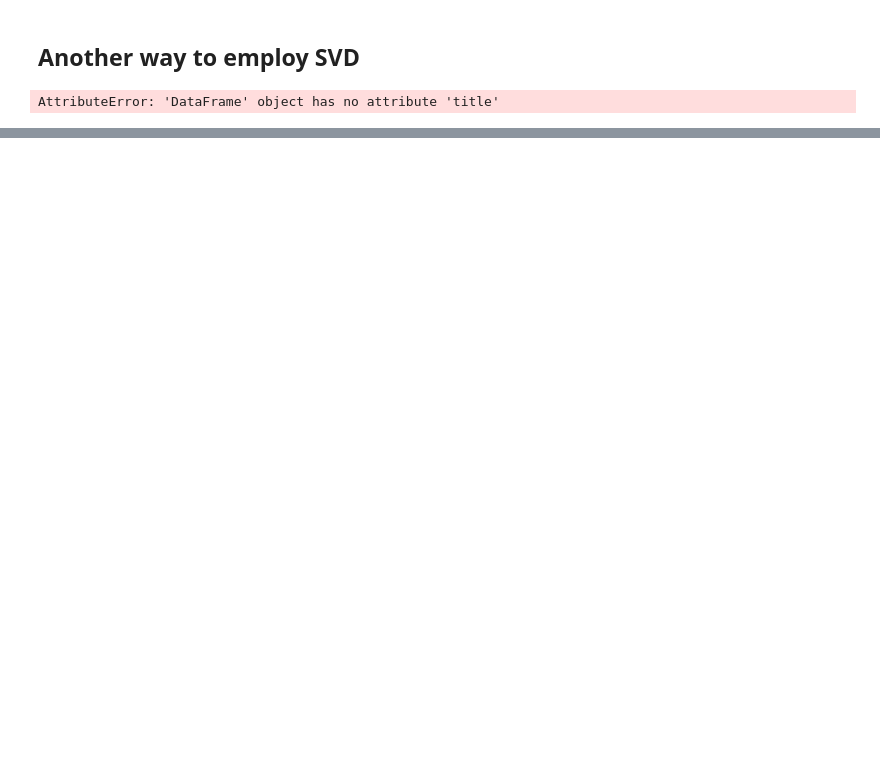
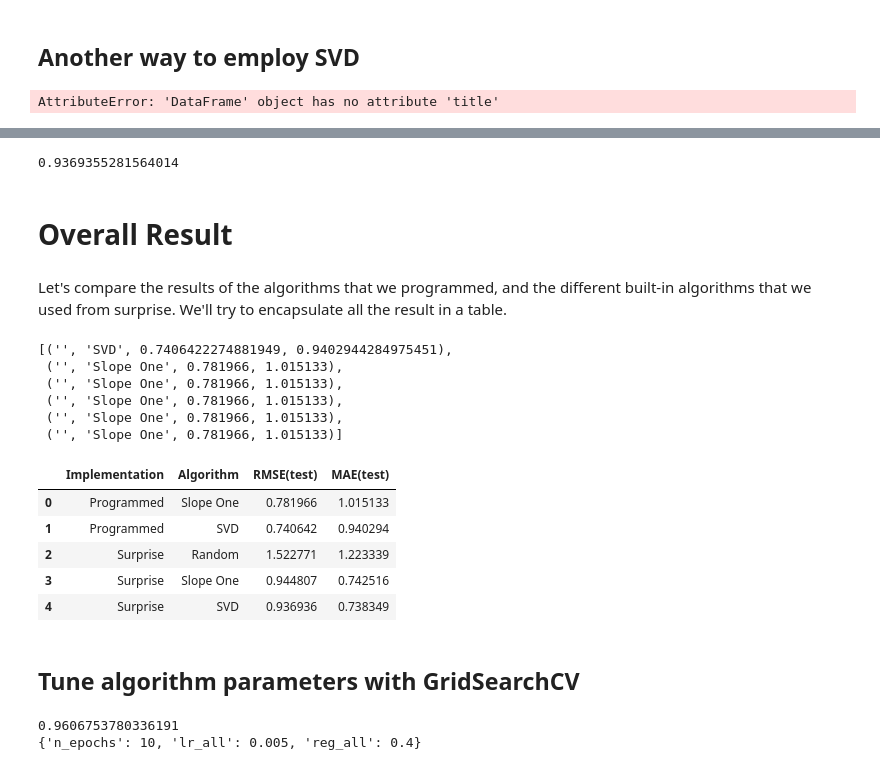
Before and after one commit to Romilchouhan/recommender_system, a Jupyter notebook: rec_systems_project/Recommender_system.ipynb, the cells around one changed output, grey strips where cells are left out. Saved outputs shown, nothing was run; the diff lists cells and outputs as text; code cells hidden in the pictures; blank space fills up the shorter version.

```diff
--- a/rec_systems_project/Recommender_system.ipynb
+++ b/rec_systems_project/Recommender_system.ipynb
@@ -473,3 +479,6 @@ Epoch 20/20; Training: MAE=0.546 RMSE=0.690, Testing: MAE=0.740 RMSE=0.939
+# %%
+val_rmse, val_mae = svd.error(movies_val, users_val, ratings_val)
+val_results = [("", "SVD", val_mae, val_rmse)]
 # %% [markdown]
 ## Another way to employ SVD
 # %%
@@ -509,0 +593,13 @@ AttributeError: 'DataFrame' object has no attribute 'title'
+# %%
+reader = surprise.Reader(rating_scale=(1, 5))
+surprise_data = Dataset.load_from_df(data[['user_id', 'movie_id', 'rating']], reader)
+# %%
+# using random predictor
+cv_random = cross_validate(surprise.NormalPredictor(), surprise_data, measures=['rmse', 'mae'], cv=5, verbose=True)
+
+# using slope one
+cv_s1 = cross_validate(surprise.SlopeOne(), surprise_data, measures=['rmse', 'mae'], cv=5, verbose=True)
+
+# using SVD algorithm
+algo = SVD()
+cv_svd = cross_validate(algo, surprise_data, measures=['RMSE', 'MAE'], cv=5, verbose=True)
@@ -509,0 +624,51 @@ AttributeError: 'DataFrame' object has no attribute 'title'
+# %%
+cv_svd['test_rmse'].mean()
+# %% [output]
+0.9369355281564014
+# %% [markdown]
+# Overall Result
+# %% [markdown]
+Let's compare the results of the algorithms that we programmed, and the different built-in algorithms that we used from surprise. We'll try to encapsulate all the result in a table.
+# %%
+val_results
+# %% [output]
+[('', 'SVD', 0.7406422274881949, 0.9402944284975451),
+ ('', 'Slope One', 0.781966, 1.015133),
+ ('', 'Slope One', 0.781966, 1.015133),
+ ('', 'Slope One', 0.781966, 1.015133),
+ ('', 'Slope One', 0.781966, 1.015133),
+ ('', 'Slope One', 0.781966, 1.015133)]
+# %%
+val_results.append(("", "Slope One", 0.781966, 1.015133))
+ov_result = {'Implementation': ['Programmed', 'Programmed', 'Surprise', 'Surprise', 'Surprise'],
+            'Algorithm': ['Slope One', 'SVD', 'Random', 'Slope One', 'SVD'],
+            'RMSE(test)': [val_results[1][2], val_results[0][2], cv_random['test_rmse'].mean(), cv_s1['test_rmse'].mean(), cv_svd['test_rmse'].mean()],
+            'MAE(test)': [val_results[1][3], val_results[0][3], cv_random['test_mae'].mean(), cv_s1['test_mae'].mean(), cv_svd['test_mae'].mean()]
+            }
+ov_result = pd.DataFrame(ov_result)
+ov_result
+# %% [output]
+|  | Implementation | Algorithm | RMSE(test) | MAE(test) |
+| 0 | Programmed | Slope One | 0.781966 | 1.015133 |
+| 1 | Programmed | SVD | 0.740642 | 0.940294 |
+| 2 | Surprise | Random | 1.522771 | 1.223339 |
+| 3 | Surprise | Slope One | 0.944807 | 0.742516 |
+| 4 | Surprise | SVD | 0.936936 | 0.738349 |
+# %% [markdown]
+## Tune algorithm parameters with GridSearchCV
+# %%
+from surprise.model_selection import GridSearchCV
+
+# dictionary of parameters
+param_grid = {'n_epochs': [5, 10], 'lr_all': [0.002, 0.005], 'reg_all': [0.4, 0.6]}
+grid_search = GridSearchCV(SVD, param_grid, measures=['rmse', 'mae'], cv=5)
+grid_search.fit(surprise_data)
+
+# best rmse score
+print(grid_search.best_score['rmse'])
+
+# combination of parameters that gave the best rmse score
+print(grid_search.best_params['rmse'])
+# %% [output]
+0.9606753780336191
+{'n_epochs': 10, 'lr_all': 0.005, 'reg_all': 0.4}
```
Also changed, not shown: parts of 20 cells of this notebook.
